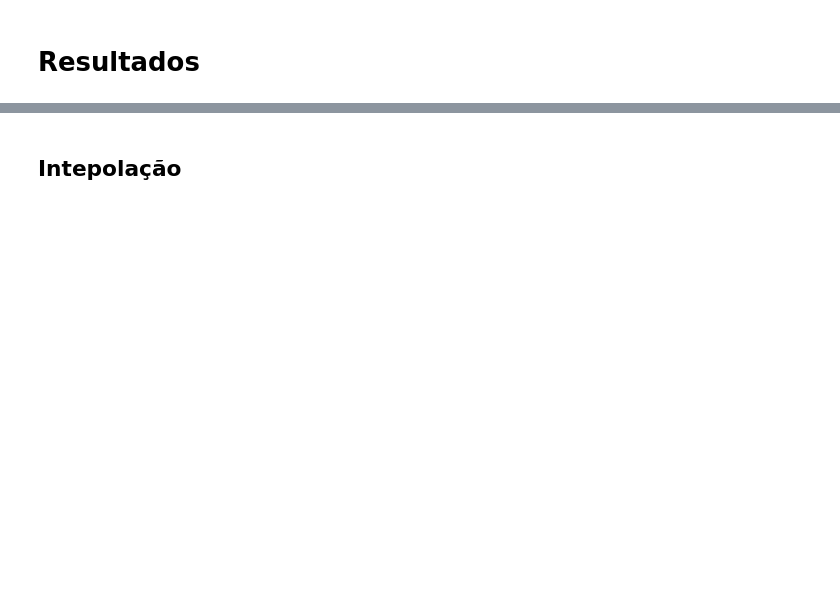
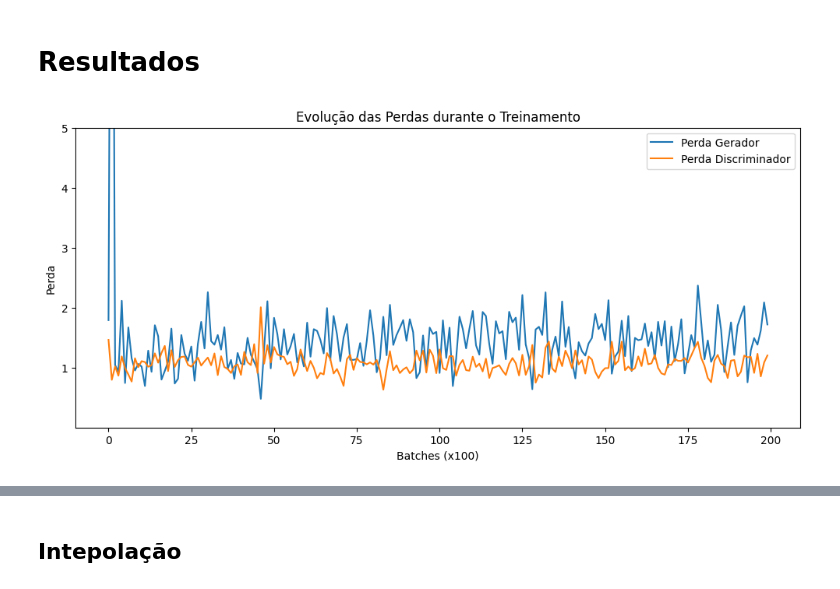
Before and after one commit to davialmeida135/GenAI, a Jupyter notebook: 03 - GAN MNist/tarefa03.ipynb, the cells around one changed output, grey strips where cells are left out. Drawn from its saved outputs; the diff is of its cells as text; code cells hidden in the pictures; blank space fills up the shorter version.

```diff
--- a/03 - GAN MNist/tarefa03.ipynb
+++ b/03 - GAN MNist/tarefa03.ipynb
@@ -126,4 +121,6 @@ class Discriminador(nn.Module):
         return self.net(x)
 # %% [markdown]
 # Treinamento
+# %%
+loss_history = {"gerador": [], "discriminador": []}
 # %%
@@ -267,5 +292,18 @@ KeyboardInterrupt:
 # %% [markdown]
 # Resultados
+# %%
+# Plota a evolução das perdas ao longo do treinamento
+plt.figure(figsize=(12, 5))
+plt.plot(loss_history["gerador"], label="Perda Gerador")
+plt.plot(loss_history["discriminador"], label="Perda Discriminador")
+plt.xlabel("Batches (x100)")
+plt.ylabel("Perda")
+plt.ylim(1e-5, 5)
+plt.legend()
+plt.title("Evolução das Perdas durante o Treinamento")
+plt.show()
+# %% [output]
+[figure, added]
 # %%
 # Define a função de gerar dados falsos de um vetores latentes aleatorios
 def gerar_aleatorio(gerador, device, z_dim=z_dim, n_images=20):
```
Also changed, not shown: parts of 7 cells of this notebook, 6 other files.
